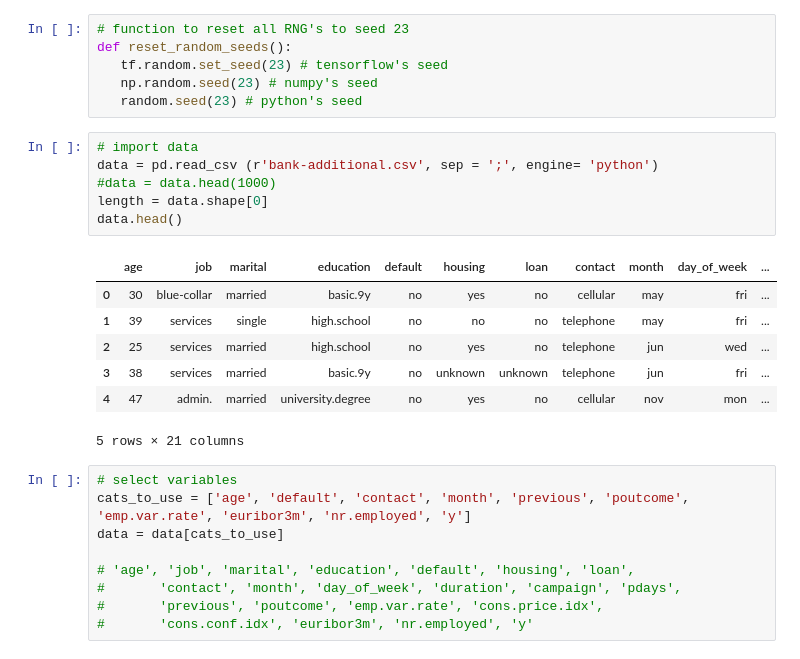
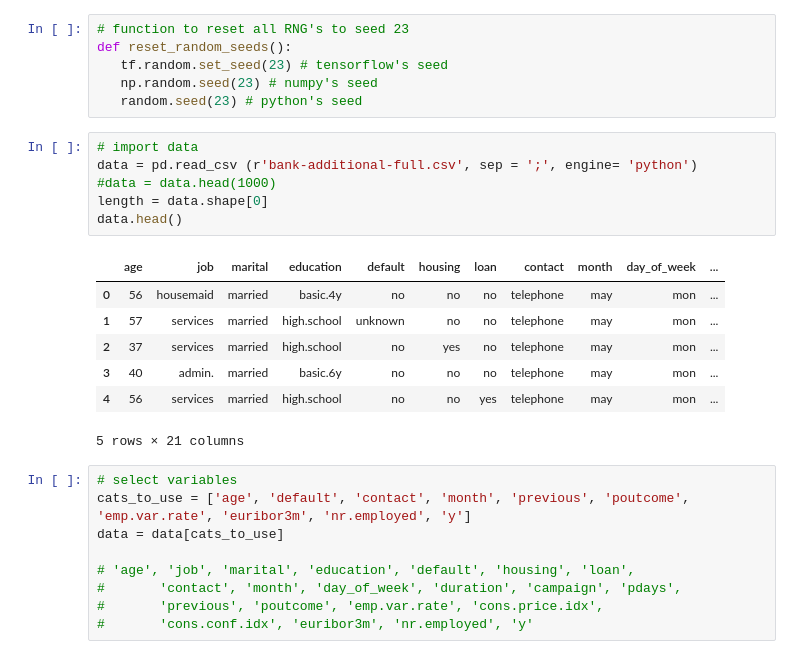
Before and after one commit to aojudo/seminar-marketing, a Jupyter notebook: neural_network.ipynb, the cells around one changed output. Saved outputs shown, nothing was run; the diff lists cells and outputs as text.

```diff
--- a/neural_network.ipynb
+++ b/neural_network.ipynb
@@ -42,17 +44,17 @@ def reset_random_seeds():
    random.seed(23) # python's seed
 # %%
 # import data
-data = pd.read_csv (r'bank-additional.csv', sep = ';', engine= 'python')
+data = pd.read_csv (r'bank-additional-full.csv', sep = ';', engine= 'python')
 #data = data.head(1000)
 length = data.shape[0]
 data.head()
 # %% [output]
 |  | age | job | marital | education | default | housing | loan | contact | month | day_of_week | ... |
-| 0 | 30 | blue-collar | married | basic.9y | no | yes | no | cellular | may | fri | ... |
-| 1 | 39 | services | single | high.school | no | no | no | telephone | may | fri | ... |
-| 2 | 25 | services | married | high.school | no | yes | no | telephone | jun | wed | ... |
-| 3 | 38 | services | married | basic.9y | no | unknown | unknown | telephone | jun | fri | ... |
-| 4 | 47 | admin. | married | university.degree | no | yes | no | cellular | nov | mon | ... |
+| 0 | 56 | housemaid | married | basic.4y | no | no | no | telephone | may | mon | ... |
+| 1 | 57 | services | married | high.school | unknown | no | no | telephone | may | mon | ... |
+| 2 | 37 | services | married | high.school | no | yes | no | telephone | may | mon | ... |
+| 3 | 40 | admin. | married | basic.6y | no | no | no | telephone | may | mon | ... |
+| 4 | 56 | services | married | high.school | no | no | yes | telephone | may | mon | ... |
 5 rows × 21 columns
 # %%
 # select variables
```
Also changed, not shown: parts of 14 cells of this notebook.
